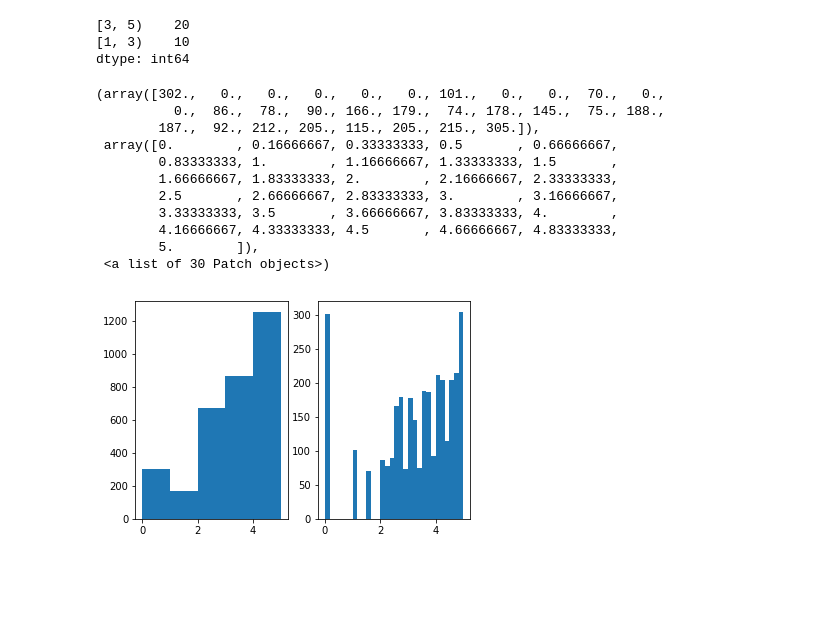
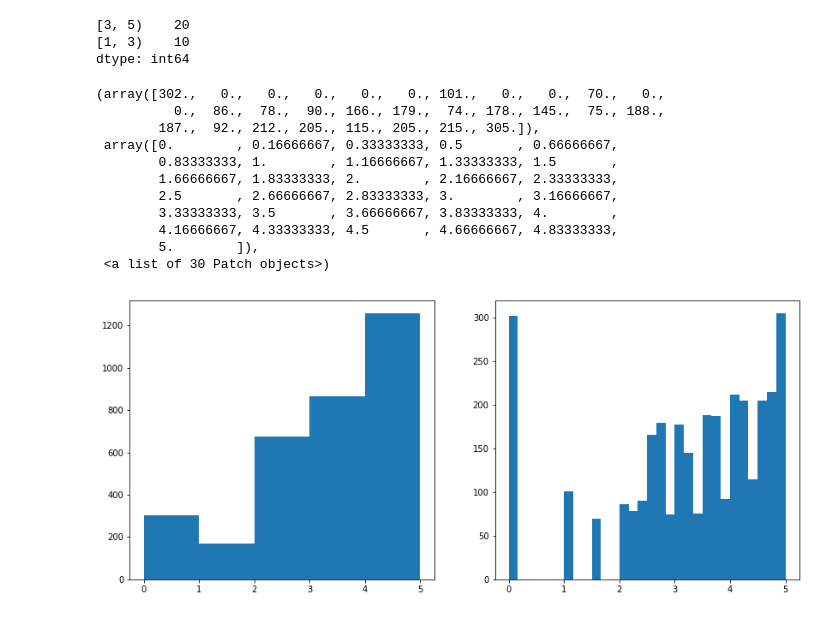
Before and after one commit to nomadskyler/AdidasNikePortfolioProject, a Jupyter notebook: AdidasNikeProject.ipynb, the cells around one changed output. Drawn from its saved outputs; the diff is of its cells as text; code cells hidden in the pictures; blank space fills up the shorter version.

Commit message:
make plots bigger

```diff
--- a/AdidasNikeProject.ipynb
+++ b/AdidasNikeProject.ipynb
@@ -279,24 +279,27 @@ pd.value_counts( binned_rates )
 [3, 5)    20
 [1, 3)    10
 dtype: int64
-# %%
-#plot one histogram with 5 bins, plot one histogram with 30 bins
-
-fig , ( bin_low , bin_high ) = plt.subplots( 1 , 2 )
-
-bin_low.hist( data[ 'Rating'] , bins = 5 )
-
-bin_high.hist( data[ 'Rating' ] , bins = 30 )
-# %% [output]
-(array([302.,   0.,   0.,   0.,   0.,   0., 101.,   0.,   0.,  70.,   0.,
-          0.,  86.,  78.,  90., 166., 179.,  74., 178., 145.,  75., 188.,
-        187.,  92., 212., 205., 115., 205., 215., 305.]),
- array([0.        , 0.16666667, 0.33333333, 0.5       , 0.66666667,
-        0.83333333, 1.        , 1.16666667, 1.33333333, 1.5       ,
-        1.66666667, 1.83333333, 2.        , 2.16666667, 2.33333333,
-        2.5       , 2.66666667, 2.83333333, 3.        , 3.16666667,
-        3.33333333, 3.5       , 3.66666667, 3.83333333, 4.        ,
-        4.16666667, 4.33333333, 4.5       , 4.66666667, 4.83333333,
-        5.        ]),
- <a list of 30 Patch objects>)
-[figure, removed]
+# %%
+plt.figure( figsize = ( 14 , 6 ) )
+plt.subplot( 1 , 2 , 1 )
+
+bin_data =  data[ 'Rating' ]
+
+plt.hist( bin_data , bins = 5 )
+
+plt.subplot( 1 , 2 , 2 )
+
+plt.hist( bin_data , bins = 30 )
+# %% [output]
+(array([302.,   0.,   0.,   0.,   0.,   0., 101.,   0.,   0.,  70.,   0.,
+          0.,  86.,  78.,  90., 166., 179.,  74., 178., 145.,  75., 188.,
+        187.,  92., 212., 205., 115., 205., 215., 305.]),
+ array([0.        , 0.16666667, 0.33333333, 0.5       , 0.66666667,
+        0.83333333, 1.        , 1.16666667, 1.33333333, 1.5       ,
+        1.66666667, 1.83333333, 2.        , 2.16666667, 2.33333333,
+        2.5       , 2.66666667, 2.83333333, 3.        , 3.16666667,
+        3.33333333, 3.5       , 3.66666667, 3.83333333, 4.        ,
+        4.16666667, 4.33333333, 4.5       , 4.66666667, 4.83333333,
+        5.        ]),
+ <a list of 30 Patch objects>)
+[figure, added]
```
